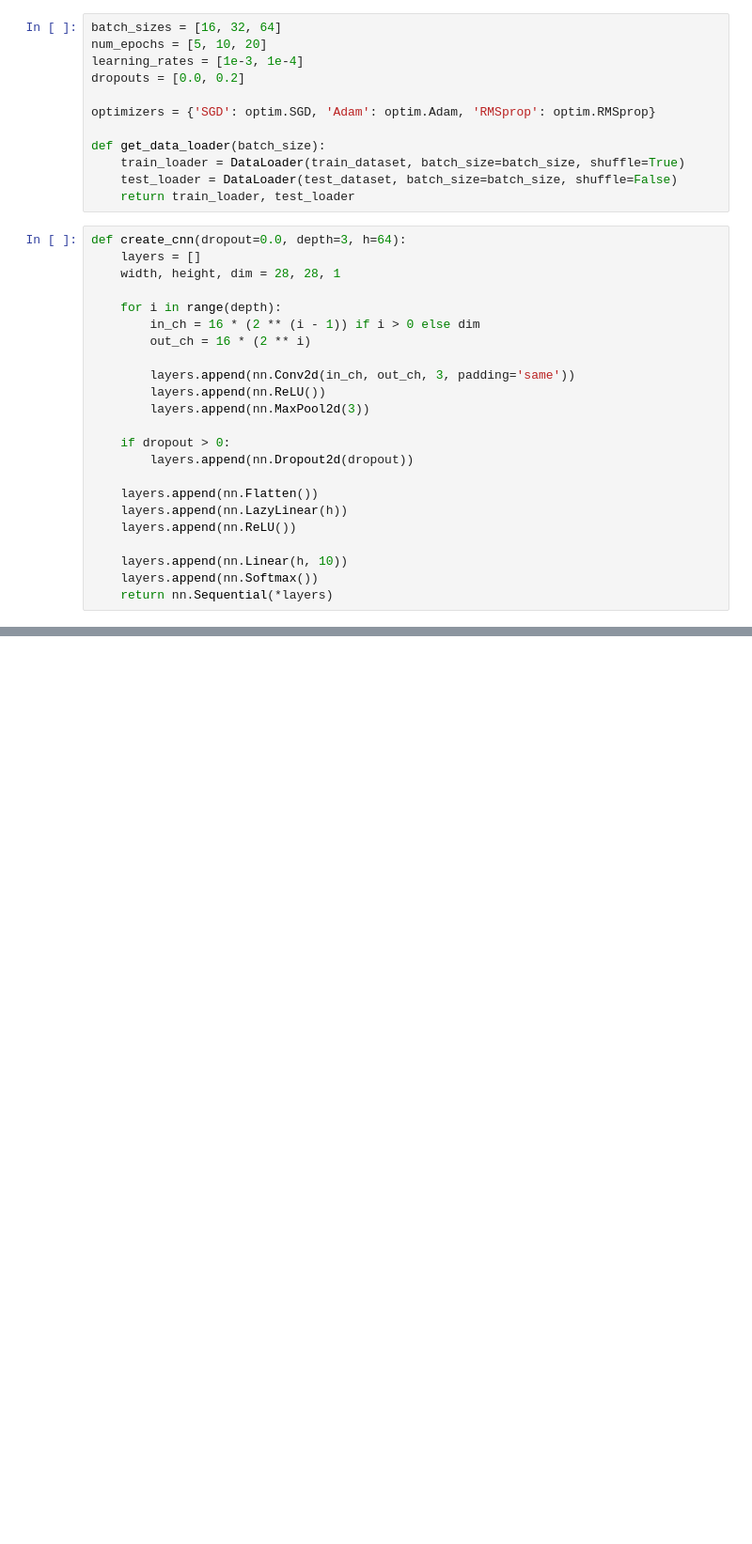
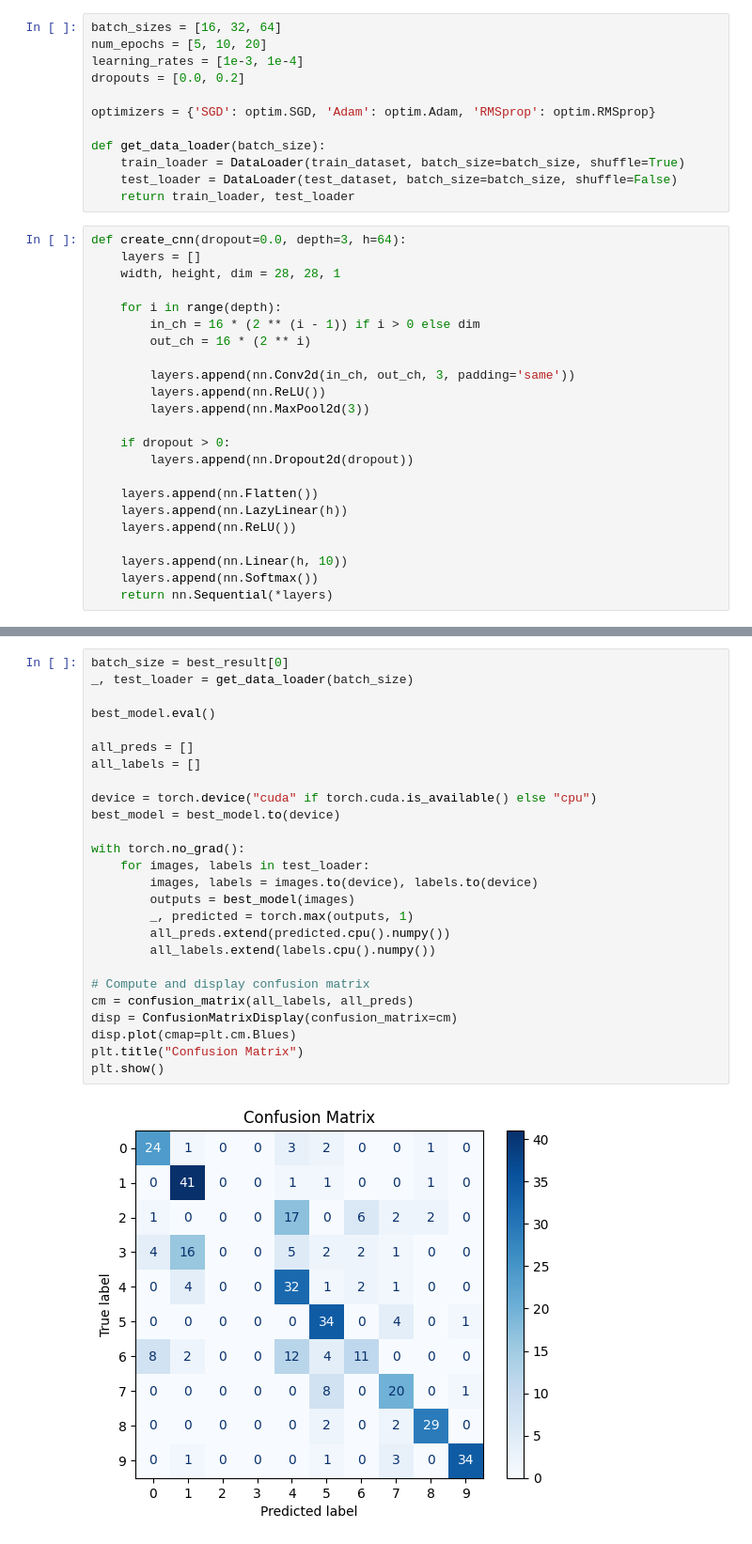
Before and after one commit to volodymyrkir/python_neural_nets, a Jupyter notebook: tasks/course_5/task_2.ipynb, the cells around one changed output, grey strips where cells are left out. Shown at 94% size. Cells and saved outputs as stored; diff of their text form; blank space fills up the shorter version.

```diff
--- a/tasks/course_5/task_2.ipynb
+++ b/tasks/course_5/task_2.ipynb
@@ -159,0 +267,28 @@ df.to_csv('data/c_5_lab_2_out.csv', index=False)
+# %%
+batch_size = best_result[0]
+_, test_loader = get_data_loader(batch_size)
+
+best_model.eval()
+
+all_preds = []
+all_labels = []
+
+device = torch.device("cuda" if torch.cuda.is_available() else "cpu")
+best_model = best_model.to(device)
+
+with torch.no_grad():
+    for images, labels in test_loader:
+        images, labels = images.to(device), labels.to(device)
+        outputs = best_model(images)
+        _, predicted = torch.max(outputs, 1)
+        all_preds.extend(predicted.cpu().numpy())
+        all_labels.extend(labels.cpu().numpy())
+
+# Compute and display confusion matrix
+cm = confusion_matrix(all_labels, all_preds)
+disp = ConfusionMatrixDisplay(confusion_matrix=cm)
+disp.plot(cmap=plt.cm.Blues)
+plt.title("Confusion Matrix")
+plt.show()
+# %% [output]
+[figure, added]
```
Also changed, not shown: parts of 10 cells of this notebook.
